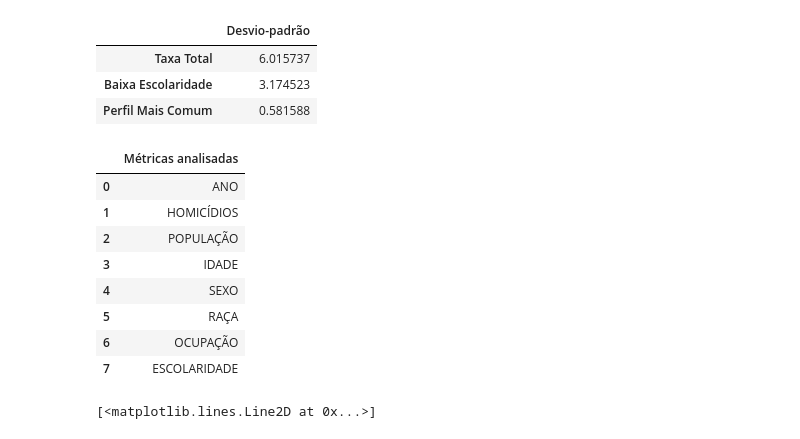
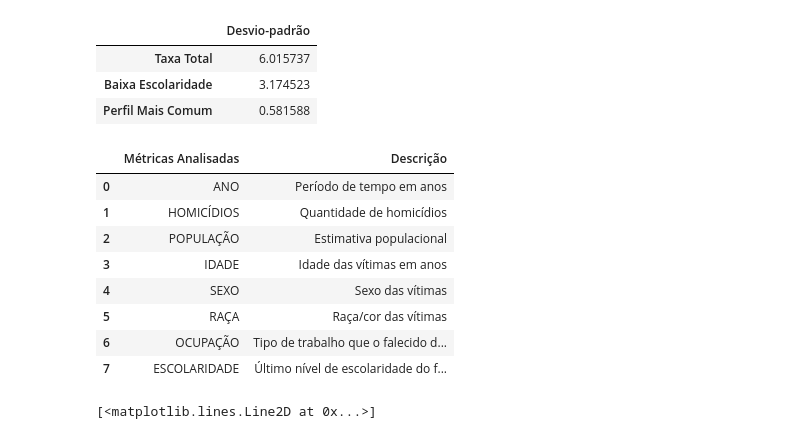
Before and after one commit to iagonmic/taxa-homicidio-pb, a Jupyter notebook: analise.ipynb, the cells around one changed output. Drawn from its saved outputs; the diff is of its cells as text; code cells hidden in the pictures.

```diff
--- a/analise.ipynb
+++ b/analise.ipynb
@@ -695,20 +715,23 @@ df_std
 # %%
 import pandas as pd
 
-metricas = pd.DataFrame({'Métricas analisadas': ['ANO', 'HOMICÍDIOS', 'POPULAÇÃO',
+metricas = pd.DataFrame({'Métricas Analisadas': ['ANO', 'HOMICÍDIOS', 'POPULAÇÃO',
                                                  'IDADE', 'SEXO', 'RAÇA', 'OCUPAÇÃO',
-                                                 'ESCOLARIDADE']})
-metricas
+                                                 'ESCOLARIDADE'],
+                        'Descrição': ['Período de tempo em anos', 'Quantidade de homicídios', 'Estimativa populacional', 'Idade das vítimas em anos',
+                                      'Sexo das vítimas', 'Raça/cor das vítimas', 'Tipo de trabalho que o falecido desenvolveu',
+                                      'Último nível de escolaridade do falecido']})
+display(metricas)
 # %% [output]
-|  | Métricas analisadas |
-| 0 | ANO |
-| 1 | HOMICÍDIOS |
-| 2 | POPULAÇÃO |
-| 3 | IDADE |
-| 4 | SEXO |
-| 5 | RAÇA |
-| 6 | OCUPAÇÃO |
-| 7 | ESCOLARIDADE |
+|  | Métricas Analisadas | Descrição |
+| 0 | ANO | Período de tempo em anos |
+| 1 | HOMICÍDIOS | Quantidade de homicídios |
+| 2 | POPULAÇÃO | Estimativa populacional |
+| 3 | IDADE | Idade das vítimas em anos |
+| 4 | SEXO | Sexo das vítimas |
+| 5 | RAÇA | Raça/cor das vítimas |
+| 6 | OCUPAÇÃO | Tipo de trabalho que o falecido d... |
+| 7 | ESCOLARIDADE | Último nível de escolaridade do f... |
 # %%
 
 plt.plot(hom_perfil['ANO'], hom_perfil['TAXA'], label='Homicídio', color='blue')
```
Also changed, not shown: parts of 13 cells of this notebook, 2 other files.
